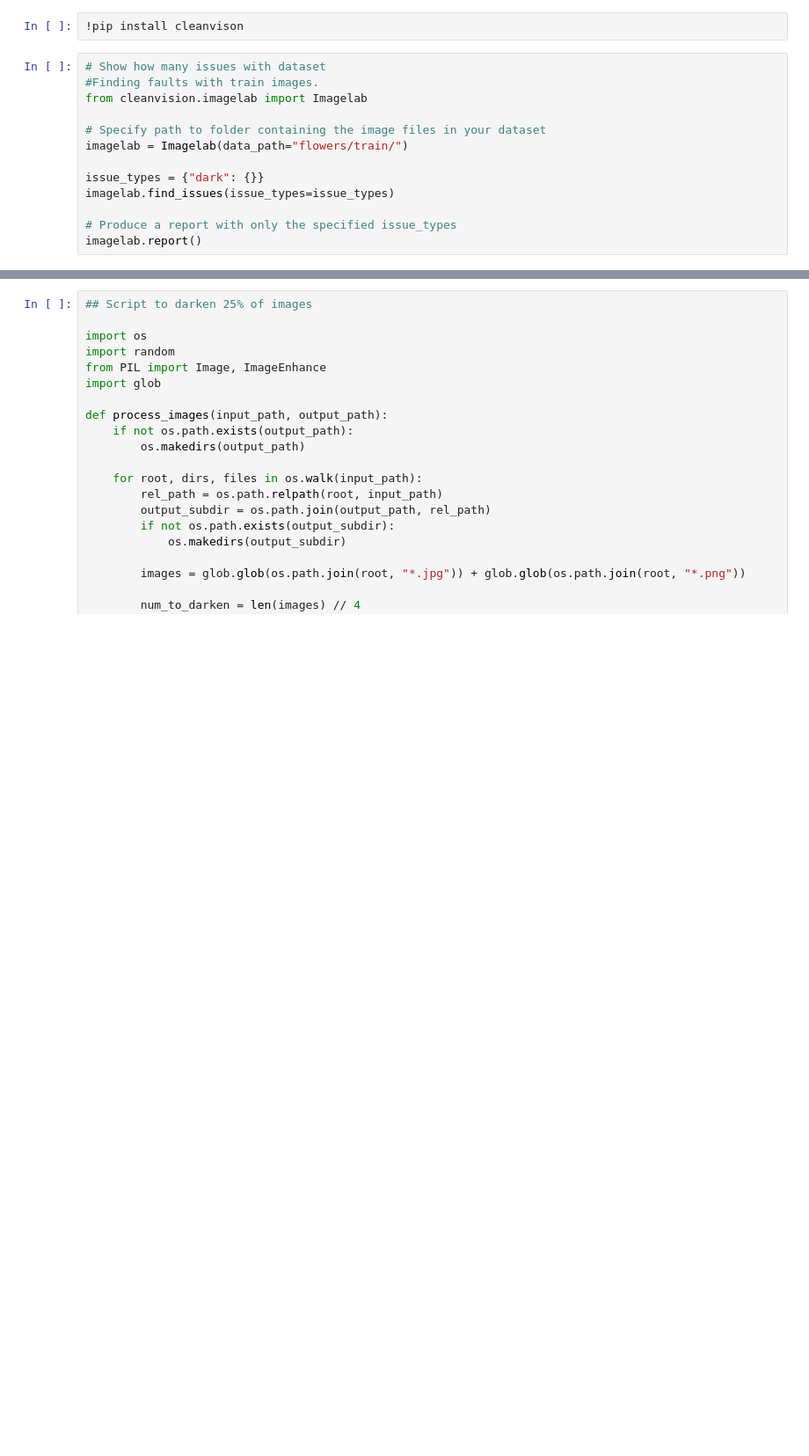
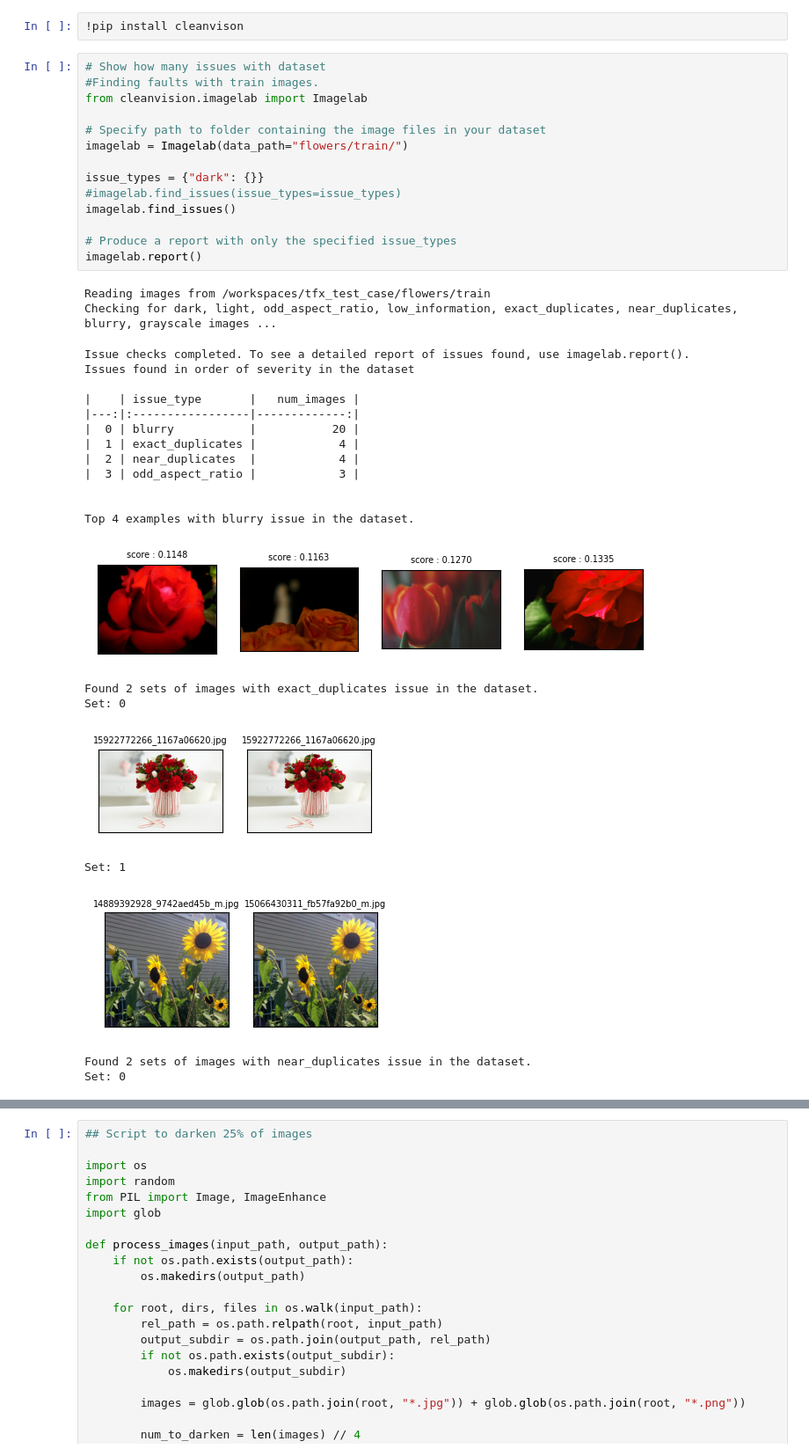
Before and after one commit to mohom373/tfx_test_case, a Jupyter notebook: week_18_flower_image_processing_tfx.ipynb, the cells around one changed output, grey strips where cells are left out. Shown at 88% size. Cells and saved outputs as stored; diff of their text form; blank space fills up the shorter version.

```diff
--- a/week_18_flower_image_processing_tfx.ipynb
+++ b/week_18_flower_image_processing_tfx.ipynb
@@ -123,13 +123,37 @@ split_dataset_into_train_and_test(image_directory, data_root)
 # %%
 # Show how many issues with dataset
 #Finding faults with train images.
 from cleanvision.imagelab import Imagelab
 
 # Specify path to folder containing the image files in your dataset
 imagelab = Imagelab(data_path="flowers/train/")
 
 issue_types = {"dark": {}}
-imagelab.find_issues(issue_types=issue_types)
+#imagelab.find_issues(issue_types=issue_types)
+imagelab.find_issues()
 
 # Produce a report with only the specified issue_types
 imagelab.report()
+# %% [output]
+Reading images from /workspaces/tfx_test_case/flowers/train
+Checking for dark, light, odd_aspect_ratio, low_information, exact_duplicates, near_duplicates, blurry, grayscale images ...
+Issue checks completed. To see a detailed report of issues found, use imagelab.report().
+Issues found in order of severity in the dataset
+
+|    | issue_type       |   num_images |
+|---:|:-----------------|-------------:|
+|  0 | blurry           |           20 |
+|  1 | exact_duplicates |            4 |
+|  2 | near_duplicates  |            4 |
+|  3 | odd_aspect_ratio |            3 |
+
+
+Top 4 examples with blurry issue in the dataset.
+[figure, added]
+Found 2 sets of images with exact_duplicates issue in the dataset.
+Set: 0
+[figure, added]
+Set: 1
+[figure, added]
+Found 2 sets of images with near_duplicates issue in the dataset.
+Set: 0
```
Also changed, not shown: parts of 9 cells of this notebook, 5 other files.
